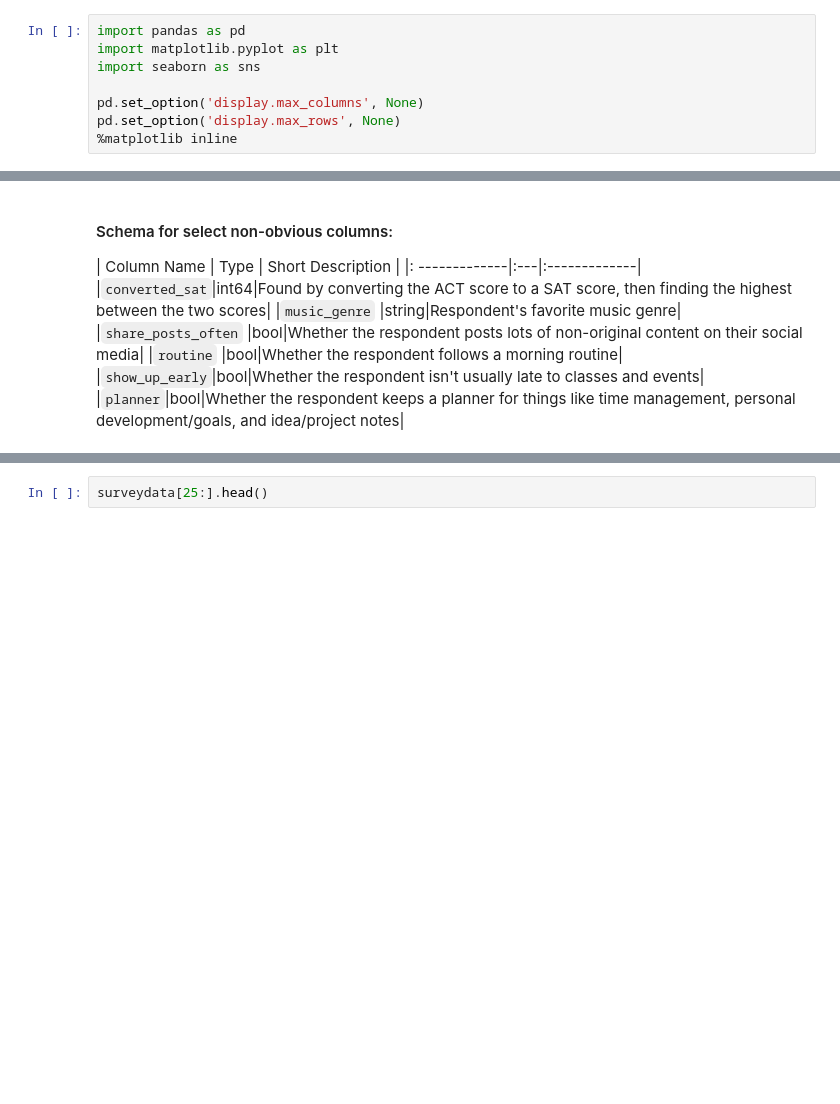
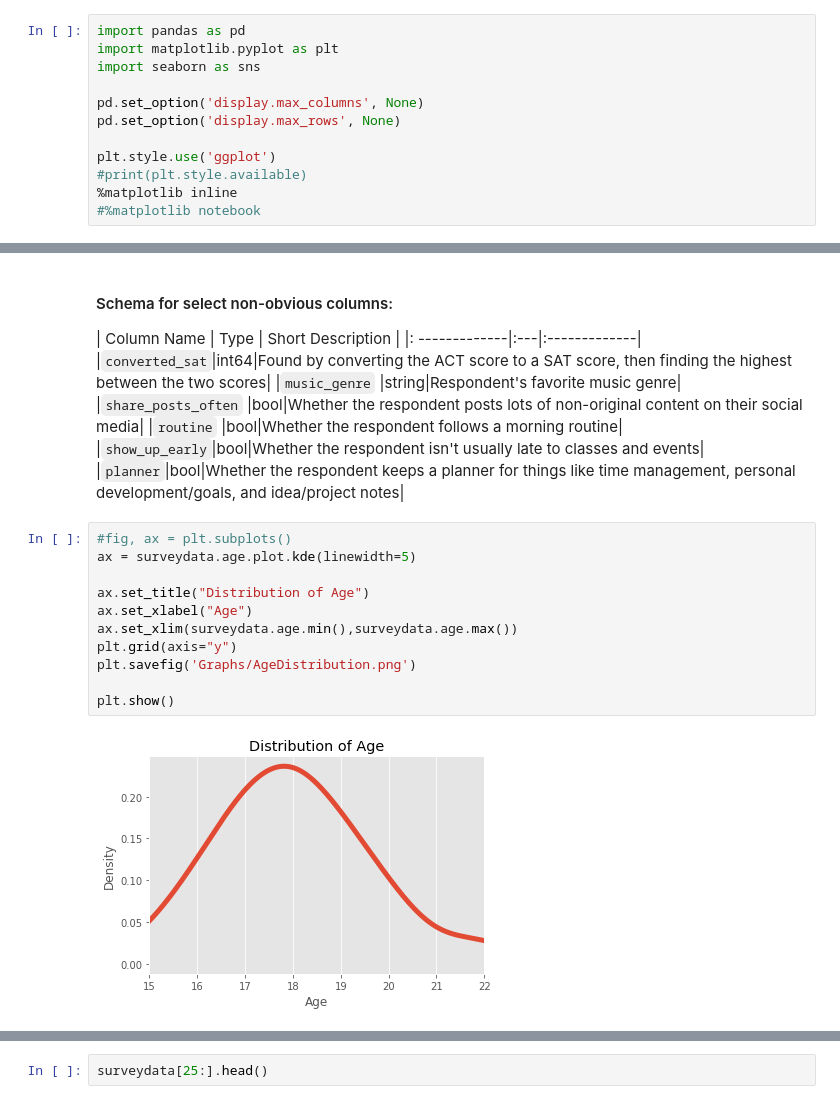
Before and after one commit to dennisfarmer/Factors-of-Academic-Success, a Jupyter notebook: eda.ipynb, the cells around one changed output, grey strips where cells are left out. Saved outputs shown, nothing was run; the diff lists cells and outputs as text; blank space fills up the shorter version.

```diff
--- a/eda.ipynb
+++ b/eda.ipynb
@@ -27,7 +27,11 @@ import seaborn as sns
 
 pd.set_option('display.max_columns', None)
 pd.set_option('display.max_rows', None)
+
+plt.style.use('ggplot')
+#print(plt.style.available)
 %matplotlib inline
+#%matplotlib notebook
 # %% [markdown]
 #### Read in survey spreadsheets
 # %%
@@ -69,3 +73,16 @@ memory usage: 13.0+ KB
 |`routine`     |bool|Whether the respondent follows a morning routine|
 |`show_up_early`|bool|Whether the respondent isn't usually late to classes and events|
 |`planner`|bool|Whether the respondent keeps a planner for things like time management, personal development/goals, and idea/project notes|
+# %%
+#fig, ax = plt.subplots()
+ax = surveydata.age.plot.kde(linewidth=5)
+
+ax.set_title("Distribution of Age")
+ax.set_xlabel("Age")
+ax.set_xlim(surveydata.age.min(),surveydata.age.max())
+plt.grid(axis="y")
+plt.savefig('Graphs/AgeDistribution.png')
+
+plt.show()
+# %% [output]
+[figure, added]
```
Also changed, not shown: parts of 7 cells of this notebook, 2 other files.
